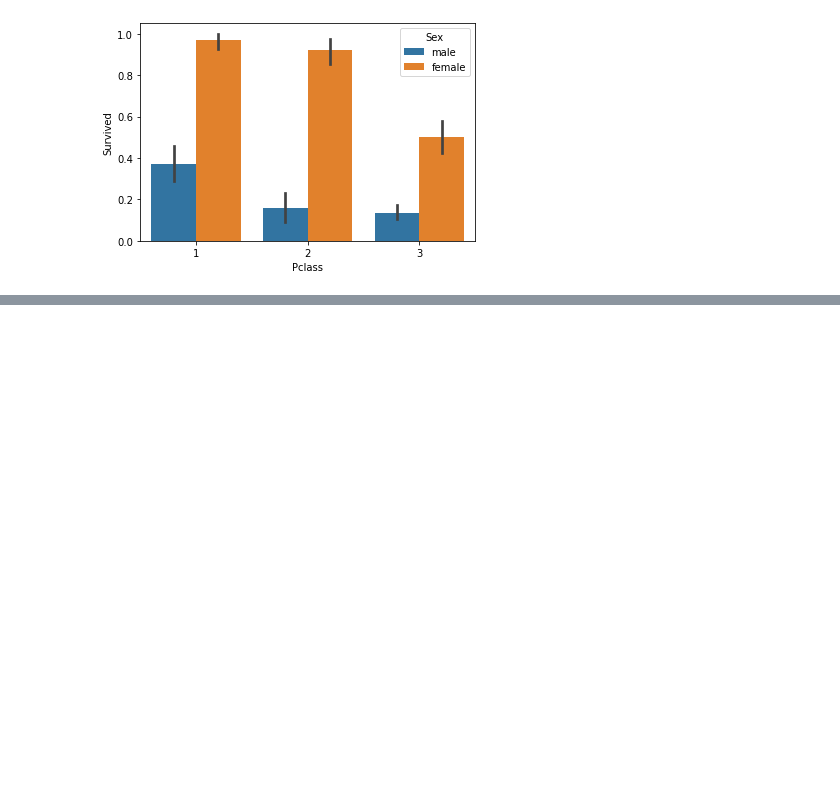
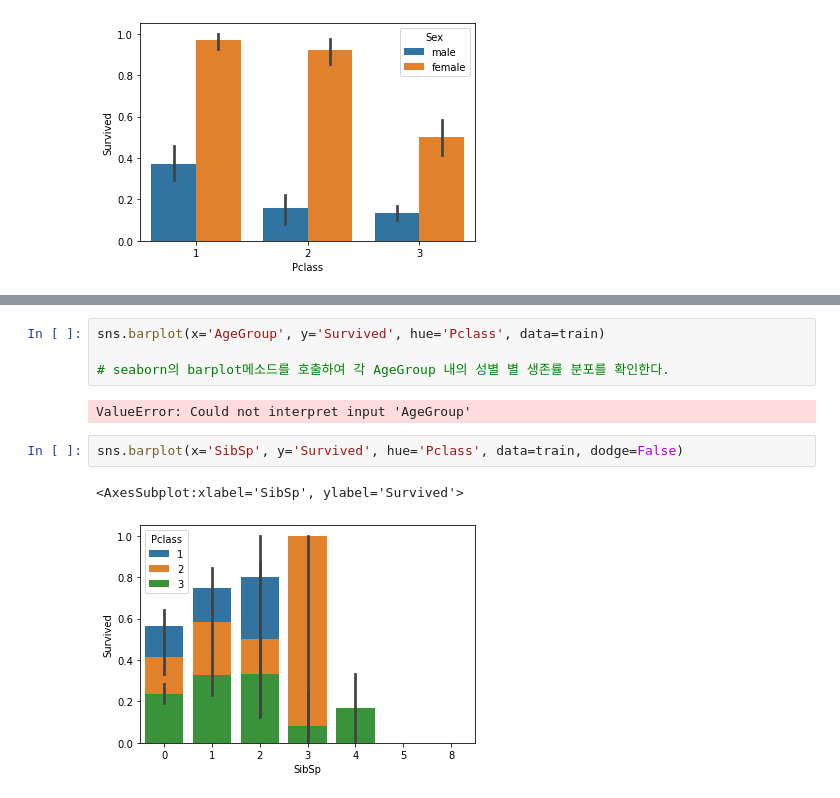
Before and after one commit to minjae-lulu/Data-pre-oricessubg, a Jupyter notebook: 01.Titanic/data_visualization/Data_visulization.ipynb, the cells around one changed output, grey strips where cells are left out. Saved outputs shown, nothing was run; the diff lists cells and outputs as text; blank space fills up the shorter version.

```diff
--- a/01.Titanic/data_visualization/Data_visulization.ipynb
+++ b/01.Titanic/data_visualization/Data_visulization.ipynb
@@ -37,0 +38,11 @@ sns.heatmap(train.corr(), annot=True, linewidths=2)
+# %%
+sns.barplot(x='AgeGroup', y='Survived', hue='Pclass', data=train)
+
+# seaborn의 barplot메소드를 호출하여 각 AgeGroup 내의 성별 별 생존률 분포를 확인한다.
+# %% [output]
+ValueError: Could not interpret input 'AgeGroup'
+# %%
+sns.barplot(x='SibSp', y='Survived', hue='Pclass', data=train, dodge=False)
+# %% [output]
+<AxesSubplot:xlabel='SibSp', ylabel='Survived'>
+[figure, added]
```
Also changed, not shown: parts of 1 cell of this notebook, 1 other file.
